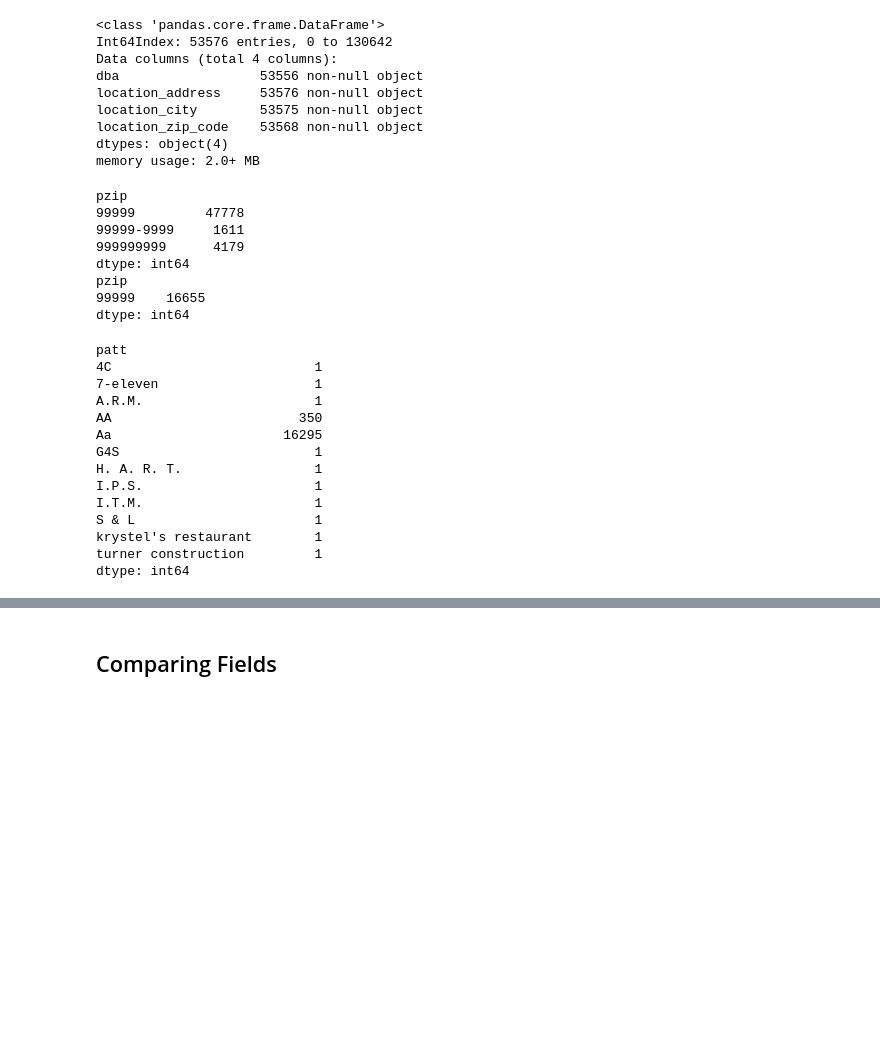
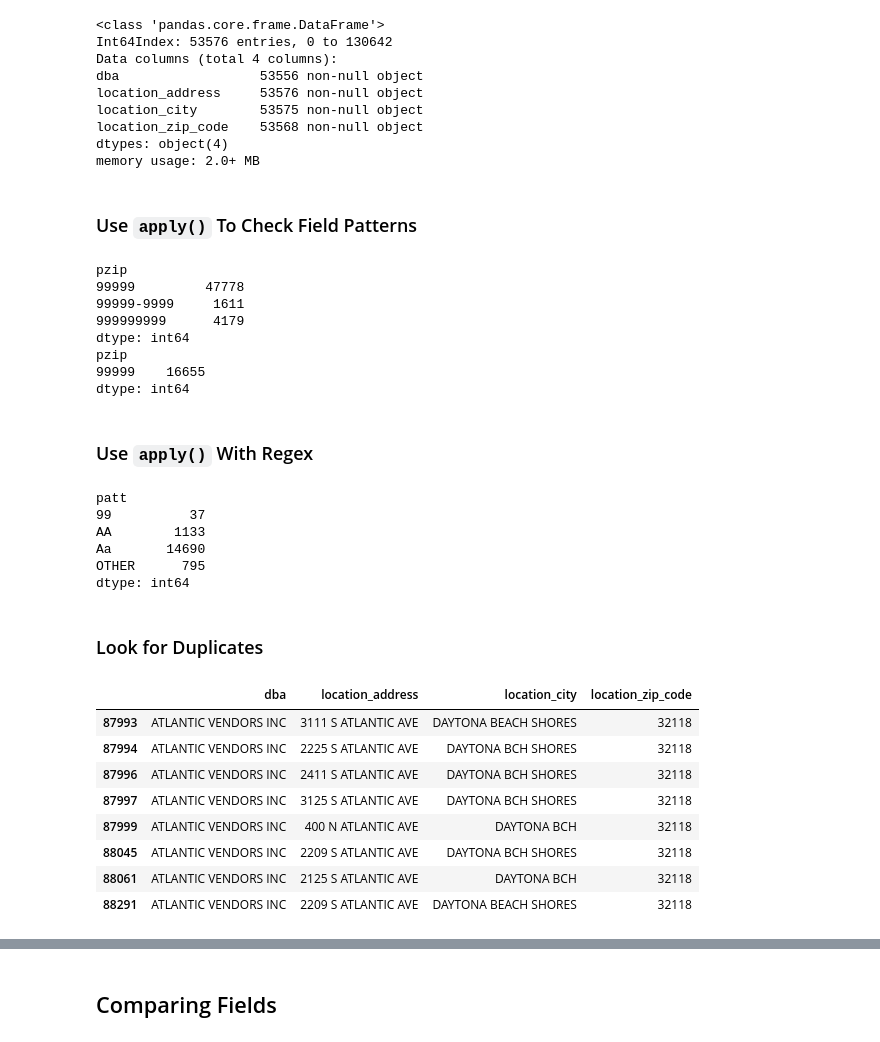
Before and after one commit to mikemull/Notebooks, a Jupyter notebook: PyDataNYCSlides.ipynb, the cells around one changed output, grey strips where cells are left out. Drawn from its saved outputs; the diff is of its cells as text; code cells hidden in the pictures; blank space fills up the shorter version.

```diff
--- a/PyDataNYCSlides.ipynb
+++ b/PyDataNYCSlides.ipynb
@@ -77,6 +81,8 @@ location_city        53575 non-null object
 location_zip_code    53568 non-null object
 dtypes: object(4)
 memory usage: 2.0+ MB
+# %% [markdown]
+### Use `apply()` To Check Field Patterns
 # %%
 t={ord(x): y for (x, y) in zip('0123456789', '9999999999')}
 
@@ -94,29 +102,42 @@ dtype: int64
 pzip
 99999    16655
 dtype: int64
+# %% [markdown]
+### Use `apply()` With Regex
 # %%
 import re
 def leading_patt(s):
-    p = (('[A-Z][a-z]', 'Aa'), ('[A-Z][A-Z]', 'AA'), ('[0-9][0-9]', '99'))
+    p = (('^[A-Z][a-z]', 'Aa'), ('^[A-Z][A-Z]', 'AA'), ('^[0-9][0-9]', '99'))
     for rx, patt in p:
         if re.search(rx, s):
             return patt
-    return s
+    return 'OTHER'
 
 df_oge_a_fl['patt'] = df_oge_a_fl.trade_nm.apply(leading_patt)
 df_oge_a_fl.groupby('patt').size()
 # %% [output]
 patt
-4C                          1
-7-eleven                    1
-A.R.M.                      1
-AA                        350
-Aa                      16295
-G4S                         1
-H. A. R. T.                 1
-I.P.S.                      1
-I.T.M.                      1
-S & L                       1
-krystel's restaurant        1
-turner construction         1
+99          37
+AA        1133
+Aa       14690
+OTHER      795
 dtype: int64
+# %% [markdown]
+### Look for Duplicates
+# %%
+df_fl_a.groupby(['dba','location_zip_code'])\
+       .filter(lambda x: len(x['dba']) > 2)\
+       .sort('dba')[['dba',
+                     'location_address',
+                     'location_city',
+                     'location_zip_code']].head(8)
+# %% [output]
+|  | dba | location_address | location_city | location_zip_code |
+| 87993 | ATLANTIC VENDORS INC | 3111 S ATLANTIC AVE | DAYTONA BEACH SHORES | 32118 |
+| 87994 | ATLANTIC VENDORS INC | 2225 S ATLANTIC AVE | DAYTONA BCH SHORES | 32118 |
+| 87996 | ATLANTIC VENDORS INC | 2411 S ATLANTIC AVE | DAYTONA BCH SHORES | 32118 |
+| 87997 | ATLANTIC VENDORS INC | 3125 S ATLANTIC AVE | DAYTONA BCH SHORES | 32118 |
+| 87999 | ATLANTIC VENDORS INC | 400 N ATLANTIC AVE | DAYTONA BCH | 32118 |
+| 88045 | ATLANTIC VENDORS INC | 2209 S ATLANTIC AVE | DAYTONA BCH SHORES | 32118 |
+| 88061 | ATLANTIC VENDORS INC | 2125 S ATLANTIC AVE | DAYTONA BCH | 32118 |
+| 88291 | ATLANTIC VENDORS INC | 2209 S ATLANTIC AVE | DAYTONA BEACH SHORES | 32118 |
```
Also changed, not shown: parts of 17 cells of this notebook, 11 other files.
